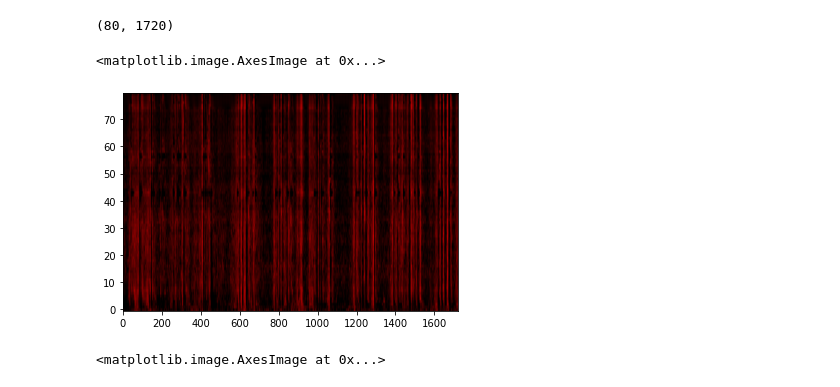
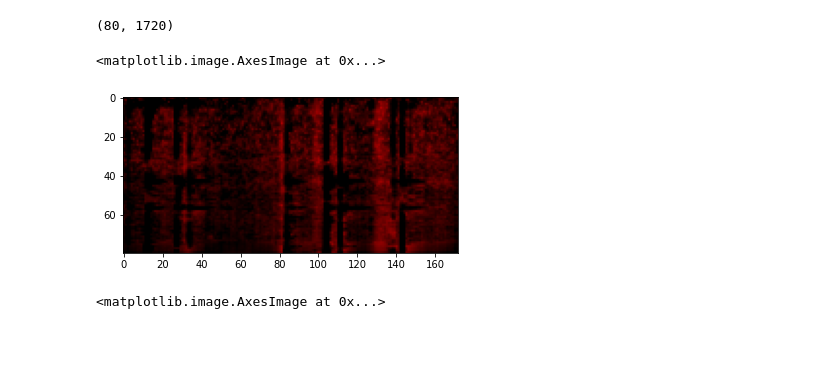
Before and after one commit to jhyau/regnet, a Jupyter notebook: util/histogram diff.ipynb, the cells around one changed output. Cells and saved outputs as stored; diff of their text form; code cells hidden in the pictures; blank space fills up the shorter version.

```diff
--- a/util/histogram diff.ipynb
+++ b/util/histogram diff.ipynb
@@ -15,11 +15,11 @@ print(p_arr.shape)
 # %%
 h, w = p_arr.shape
 dm = diff_util.diff_image(p_arr, r_arr)
 dm[dm < 0.] = 0.
-plt.imshow(dm, aspect='auto', origin='lower')
+plt.imshow(dm[:,section*172:(section+1)*172,:])
 # %% [output]
 <matplotlib.image.AxesImage at 0x...>
-[figure, old version]
+[figure, new version]
 # %%
 diff = p_arr - r_arr
 # %%
```
Also changed, not shown: 11 other files.
